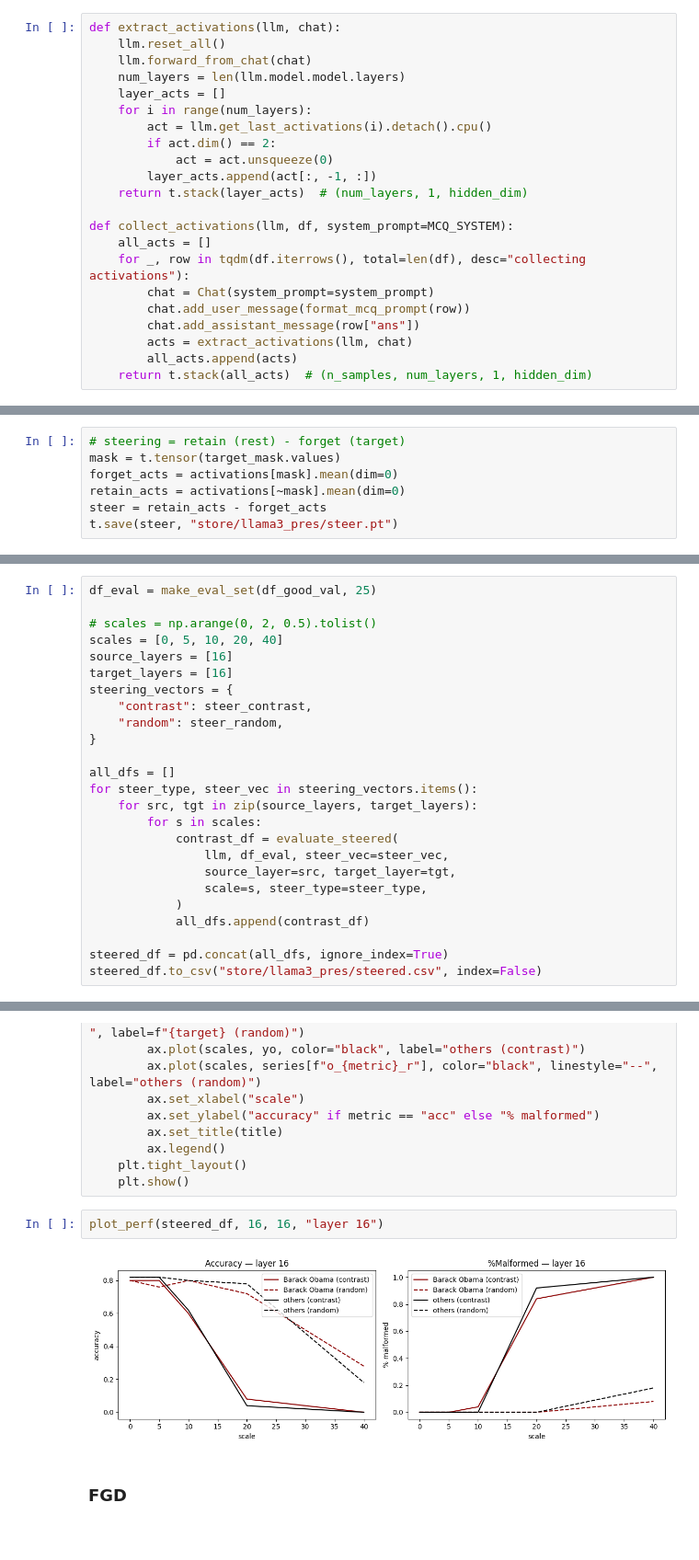
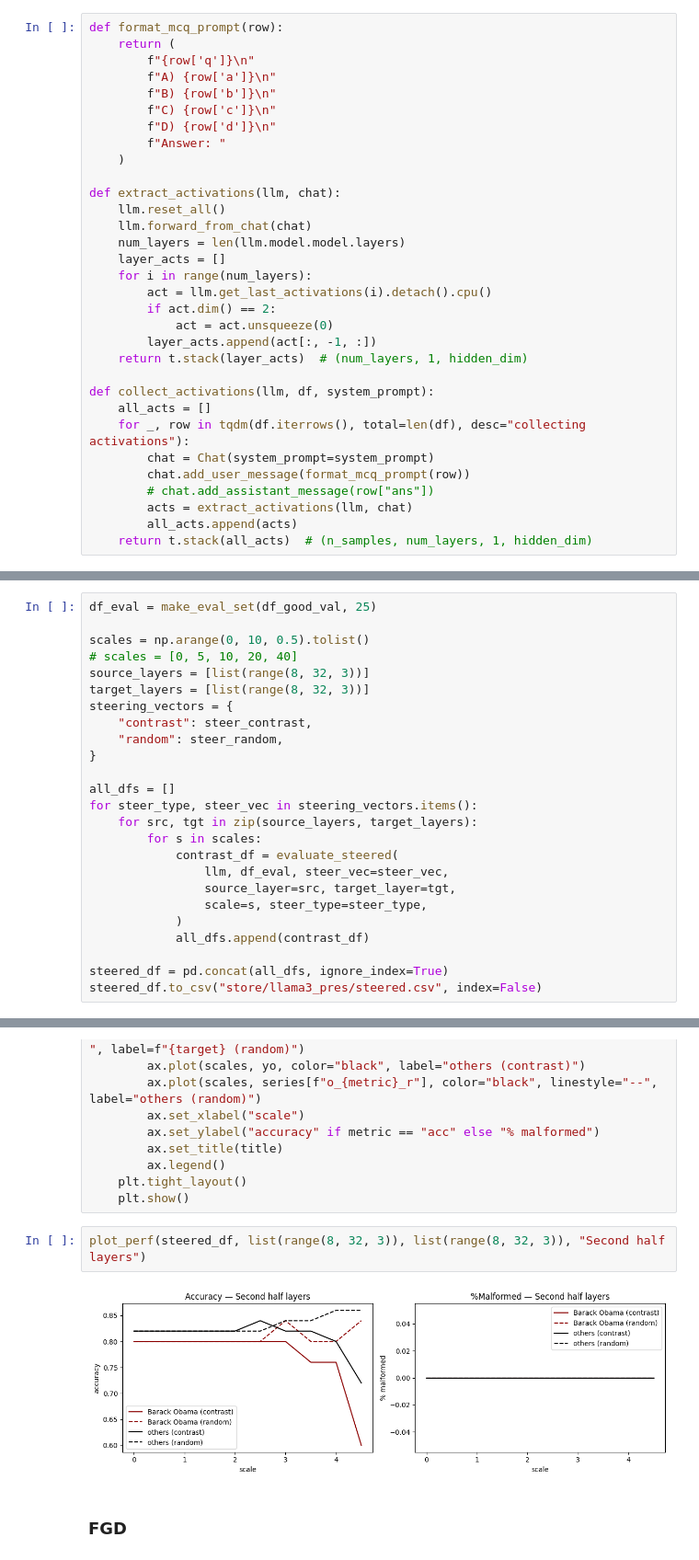
Before and after one commit to rgs2151/forget, a Jupyter notebook: notebooks/llama3_presidents.ipynb, the cells around one changed output, grey strips where cells are left out. Shown at 92% size. Drawn from its saved outputs; the diff is of its cells as text.

```diff
--- a/notebooks/llama3_presidents.ipynb
+++ b/notebooks/llama3_presidents.ipynb
@@ -35,6 +20,16 @@ llm = Llama3Wrapper(hf_token=HF_TOKEN, size="8b", use_chat=True, gpu_id=0)
 # %% [markdown]
 # calculate steering vector
 # %%
+def format_mcq_prompt(row):
+    return (
+        f"{row['q']}\n"
+        f"A) {row['a']}\n"
+        f"B) {row['b']}\n"
+        f"C) {row['c']}\n"
+        f"D) {row['d']}\n"
+        f"Answer: "
+    )
+
 def extract_activations(llm, chat):
     llm.reset_all()
     llm.forward_from_chat(chat)
@@ -47,12 +42,12 @@ def extract_activations(llm, chat):
         layer_acts.append(act[:, -1, :])
     return t.stack(layer_acts)  # (num_layers, 1, hidden_dim)
 
-def collect_activations(llm, df, system_prompt=MCQ_SYSTEM):
+def collect_activations(llm, df, system_prompt):
     all_acts = []
     for _, row in tqdm(df.iterrows(), total=len(df), desc="collecting activations"):
         chat = Chat(system_prompt=system_prompt)
         chat.add_user_message(format_mcq_prompt(row))
-        chat.add_assistant_message(row["ans"])
+        # chat.add_assistant_message(row["ans"])
         acts = extract_activations(llm, chat)
         all_acts.append(acts)
     return t.stack(all_acts)  # (n_samples, num_layers, 1, hidden_dim)
@@ -70,7 +75,0 @@ t.save(activations, "store/llama3_pres/activations.pt")
-# %%
-# steering = retain (rest) - forget (target)
-mask = t.tensor(target_mask.values)
-forget_acts = activations[mask].mean(dim=0)
-retain_acts = activations[~mask].mean(dim=0)
-steer = retain_acts - forget_acts
-t.save(steer, "store/llama3_pres/steer.pt")
@@ -150,10 +168,10 @@ steer_random = steer_random / steer_random.norm(dim=-1, keepdim=True)
 # %%
 df_eval = make_eval_set(df_good_val, 25)
 
-# scales = np.arange(0, 2, 0.5).tolist()
-scales = [0, 5, 10, 20, 40]
-source_layers = [16]
-target_layers = [16]
+scales = np.arange(0, 10, 0.5).tolist()
+# scales = [0, 5, 10, 20, 40]
+source_layers = [list(range(8, 32, 3))]
+target_layers = [list(range(8, 32, 3))]
 steering_vectors = {
     "contrast": steer_contrast,
     "random": steer_random,
@@ -220,8 +238,8 @@ def plot_perf(steered_df, source_layer, target_layer, label, target=TARGET):
     plt.tight_layout()
     plt.show()
 # %%
-plot_perf(steered_df, 16, 16, "layer 16")
+plot_perf(steered_df, list(range(8, 32, 3)), list(range(8, 32, 3)), "Second half layers")
 # %% [output]
-[figure, old version]
+[figure, new version]
 # %% [markdown]
 ### FGD
```
Also changed, not shown: parts of 9 cells of this notebook, 1 other file.
